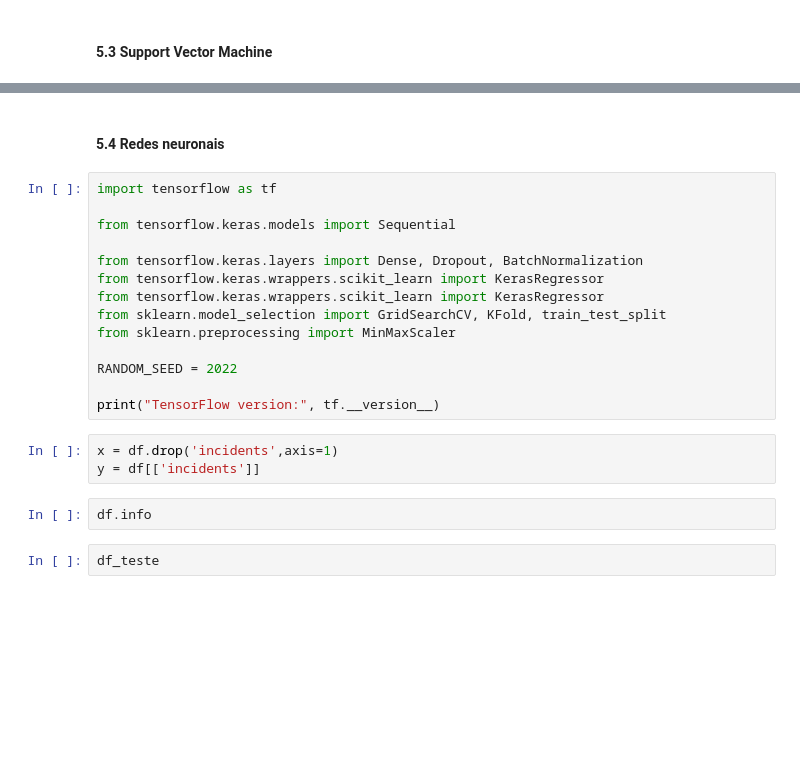
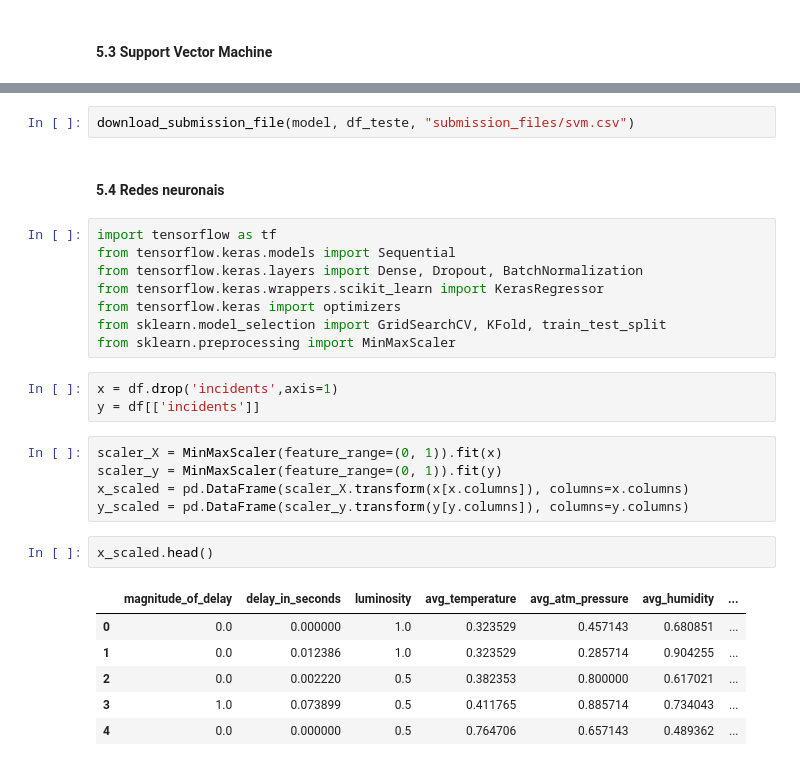
Before and after one commit to simaocunha71/machine_learning-daa, a Jupyter notebook: tarefa_kaggle.ipynb, the cells around one changed output, grey strips where cells are left out. Drawn from its saved outputs; the diff is of its cells as text; blank space fills up the shorter version.

```diff
--- a/tarefa_kaggle.ipynb
+++ b/tarefa_kaggle.ipynb
@@ -338,23 +595,29 @@ download_submission_file(lr, df_teste, "submission_files/logisticRegression.csv"
+# %%
+download_submission_file(model, df_teste, "submission_files/svm.csv")
 # %% [markdown]
 #### 5.4 Redes neuronais
 # %%
 import tensorflow as tf
-
 from tensorflow.keras.models import Sequential
-
 from tensorflow.keras.layers import Dense, Dropout, BatchNormalization
 from tensorflow.keras.wrappers.scikit_learn import KerasRegressor
-from tensorflow.keras.wrappers.scikit_learn import KerasRegressor
+from tensorflow.keras import optimizers
 from sklearn.model_selection import GridSearchCV, KFold, train_test_split
 from sklearn.preprocessing import MinMaxScaler
-
-RANDOM_SEED = 2022
-
-print("TensorFlow version:", tf.__version__)
 # %%
 x = df.drop('incidents',axis=1)
 y = df[['incidents']]
-# %%
-df.info
-# %%
-df_teste
+# %%
+scaler_X = MinMaxScaler(feature_range=(0, 1)).fit(x)
+scaler_y = MinMaxScaler(feature_range=(0, 1)).fit(y)
+x_scaled = pd.DataFrame(scaler_X.transform(x[x.columns]), columns=x.columns)
+y_scaled = pd.DataFrame(scaler_y.transform(y[y.columns]), columns=y.columns)
+# %%
+x_scaled.head()
+# %% [output]
+|  | magnitude_of_delay | delay_in_seconds | luminosity | avg_temperature | avg_atm_pressure | avg_humidity | ... |
+| 0 | 0.0 | 0.000000 | 1.0 | 0.323529 | 0.457143 | 0.680851 | ... |
+| 1 | 0.0 | 0.012386 | 1.0 | 0.323529 | 0.285714 | 0.904255 | ... |
+| 2 | 0.0 | 0.002220 | 0.5 | 0.382353 | 0.800000 | 0.617021 | ... |
+| 3 | 1.0 | 0.073899 | 0.5 | 0.411765 | 0.885714 | 0.734043 | ... |
+| 4 | 0.0 | 0.000000 | 0.5 | 0.764706 | 0.657143 | 0.489362 | ... |
```
Also changed, not shown: parts of 44 cells of this notebook, 1 other file.
